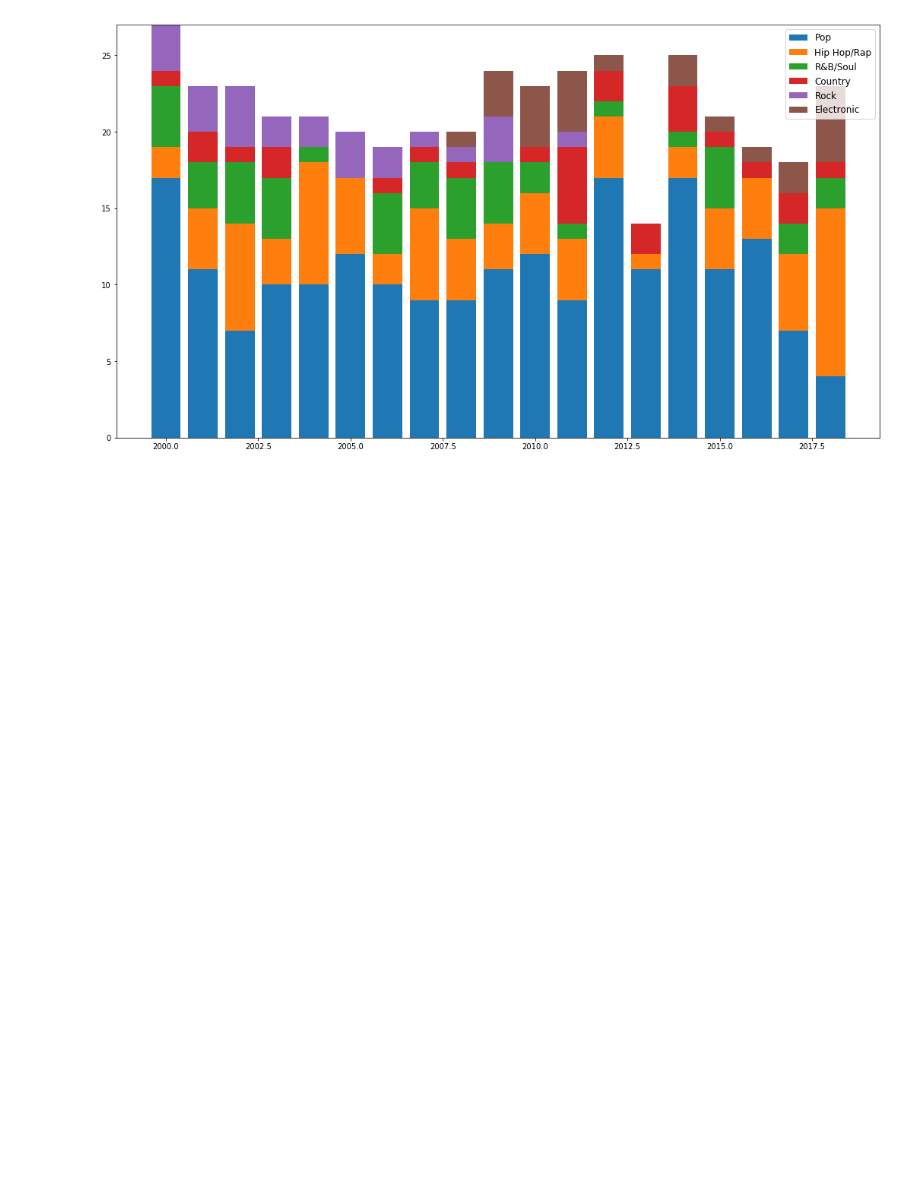
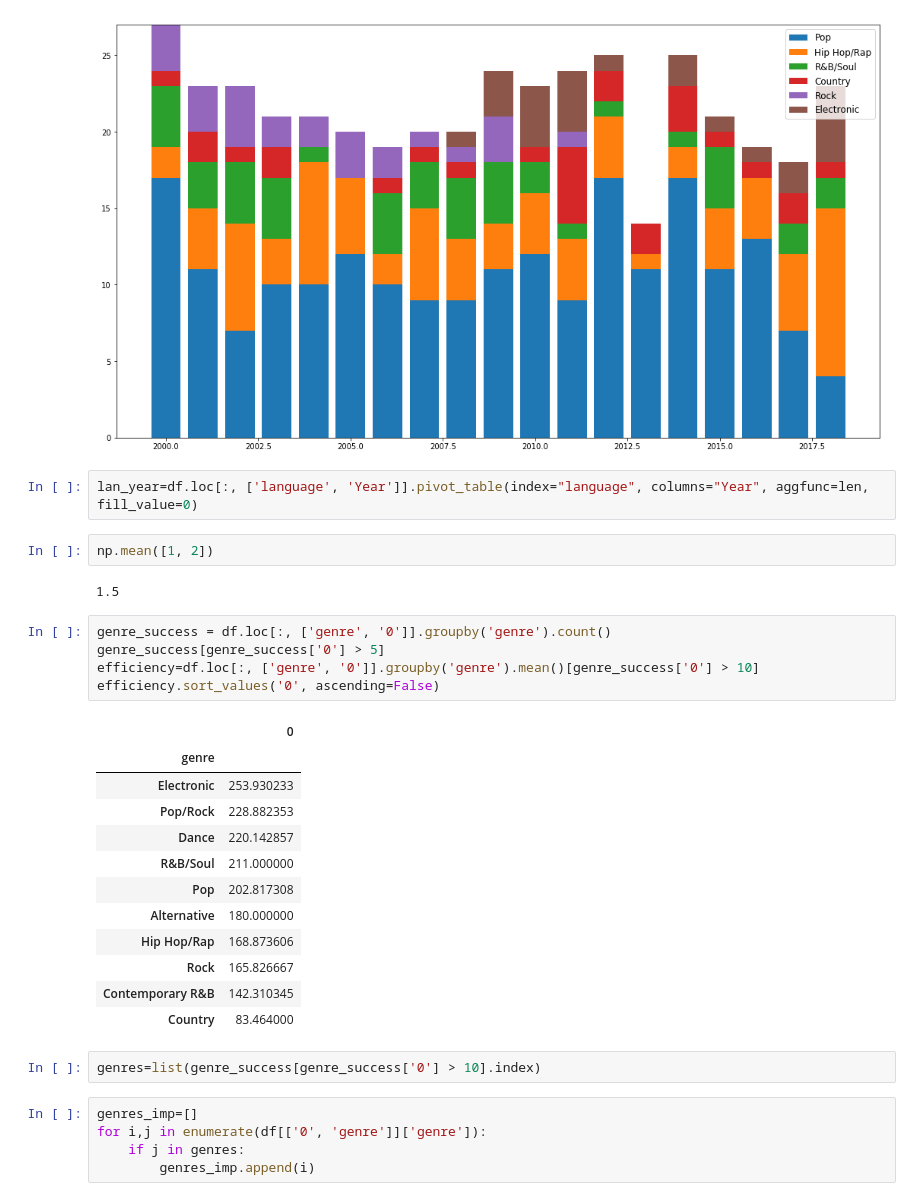
Before and after one commit to MSBigData2019-TeamAkhenaton/projet, a Jupyter notebook: Notebook_hit_music.ipynb, the cells around one changed output. Cells and saved outputs as stored; diff of their text form; blank space fills up the shorter version.

```diff
--- a/Notebook_hit_music.ipynb
+++ b/Notebook_hit_music.ipynb
@@ -219,3 +261,34 @@ plt.legend(genres, prop={'size': 12})
 plt.show()
 # %% [output]
 [figure]
+# %%
+lan_year=df.loc[:, ['language', 'Year']].pivot_table(index="language", columns="Year", aggfunc=len, fill_value=0)
+# %%
+np.mean([1, 2])
+# %% [output]
+1.5
+# %%
+genre_success = df.loc[:, ['genre', '0']].groupby('genre').count()
+genre_success[genre_success['0'] > 5]
+efficiency=df.loc[:, ['genre', '0']].groupby('genre').mean()[genre_success['0'] > 10]
+efficiency.sort_values('0', ascending=False)
+# %% [output]
+|  | 0 |
+| genre |  |
+| Electronic | 253.930233 |
+| Pop/Rock | 228.882353 |
+| Dance | 220.142857 |
+| R&B/Soul | 211.000000 |
+| Pop | 202.817308 |
+| Alternative | 180.000000 |
+| Hip Hop/Rap | 168.873606 |
+| Rock | 165.826667 |
+| Contemporary R&B | 142.310345 |
+| Country | 83.464000 |
+# %%
+genres=list(genre_success[genre_success['0'] > 10].index)
+# %%
+genres_imp=[]
+for i,j in enumerate(df[['0', 'genre']]['genre']):
+    if j in genres:
+        genres_imp.append(i)
```
Also changed, not shown: parts of 4 cells of this notebook.
